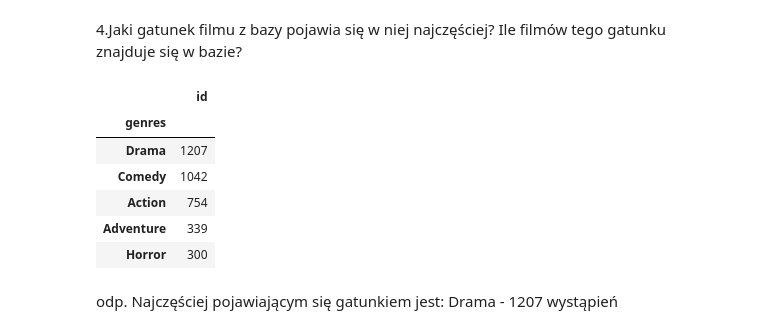
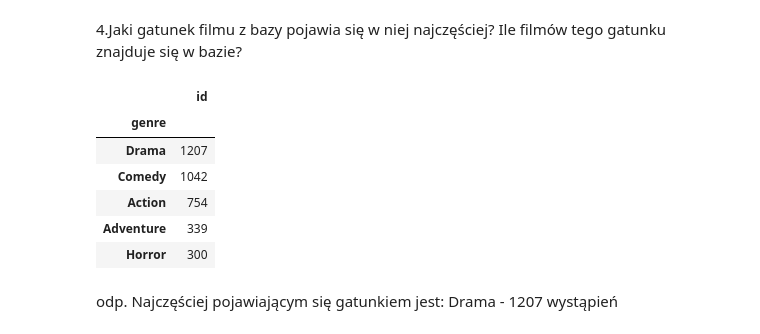
Before and after one commit to Margolka/Module_9_ch1, a Jupyter notebook: ex.ipynb, the cells around one changed output. Cells and saved outputs as stored; diff of their text form; code cells hidden in the pictures.

```diff
--- a/ex.ipynb
+++ b/ex.ipynb
@@ -6,5 +6,7 @@ import seaborn as sns
 
 %matplotlib inline
 genres = pd.read_csv('tmdb_genres.csv')
-genres.head()
+genres['genres']=genres['genres'].fillna('unclassified')
+genres.rename(columns={ genres.columns[0]: "genre_id" },inplace=True)
+genres
 # %% [output]
@@ -67,7 +81,2 @@ Text(0.5, 1.0, 'Średni przychód i budżet filmu w latach 2010-2016')
 # %% [markdown]
 3. Baza filmów zawiera kolumnę z id gatunku (genre_id). Na tej podstawie połącz ze sobą bazę filmów z bazą gatunków, tak aby w bazie filmów można było odczytać nazwę gatunku filmu.
-# %%
-genres.rename(columns={ genres.columns[0]: "genre_id" },inplace=True)
-movies=movies.set_index('genre_id').join(genres.set_index('genre_id'))
-movies.reset_index()
-movies.head()
@@ -81,0 +83,5 @@ movies.head()
+# %%
+count_genres=movies.pivot_table(values='id',index='genre_id',aggfunc='count').sort_values(by='genre_id',ascending=False)
+genres_dict = dict(zip(genres['genre_id'].unique(),genres['genres']))
+movies['genre'] = movies['genre_id'].map(genres_dict)
+movies.head()
@@ -82,11 +95,11 @@ movies.head()
 # %% [markdown]
 4.Jaki gatunek filmu z bazy pojawia się w niej najczęściej? Ile filmów tego gatunku znajduje się w bazie?
 # %%
-count_genres=movies.pivot_table(values='id',index='genres',aggfunc='count').sort_values(by='id',ascending=False)
-count_genres.head(5)
+count_genres=movies.pivot_table(values='id',index='genre',aggfunc='count').sort_values(by='id',ascending=False)
+count_genres.head()
 # %% [output]
 |  | id |
-| genres |  |
+| genre |  |
 | Drama | 1207 |
 | Comedy | 1042 |
 | Action | 754 |
```
Also changed, not shown: parts of 7 cells of this notebook.
